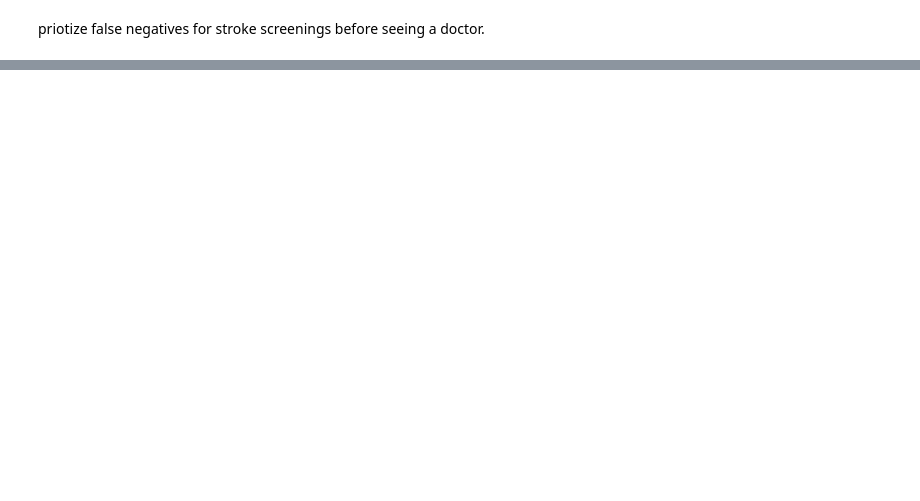
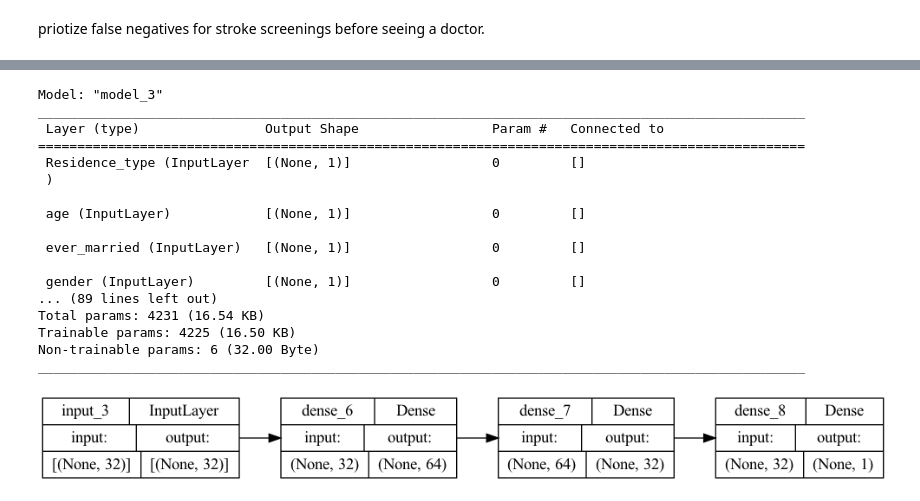
Before and after one commit to wyattsaltzman/ML-F23-Lab5, a Jupyter notebook: lab5.ipynb, the cells around one changed output, grey strips where cells are left out. Saved outputs shown, nothing was run; the diff lists cells and outputs as text; code cells hidden in the pictures; blank space fills up the shorter version.

Commit message:
Finished feature space and built model

```diff
--- a/lab5.ipynb
+++ b/lab5.ipynb
@@ -210,0 +197,40 @@ preprocessed_ds = preprocessed_ds.prefetch(tf.data.AUTOTUNE)
+# %%
+dict_inputs = feature_space.get_inputs()
+encoded_features = feature_space.get_encoded_features()
+
+# Build the model
+x = keras.layers.Dense(64, activation='relu')(encoded_features)
+x = keras.layers.Dense(32, activation='relu')(x)
+predictions = keras.layers.Dense(1, activation='sigmoid')(x)
+
+# this expects features that are already transformed
+training_model = keras.Model(inputs=encoded_features, outputs=predictions)
+training_model.compile(optimizer='adam', loss='binary_crossentropy', metrics=['accuracy'])
+
+# this expects features that are not transformed
+inference_model = keras.Model(inputs=dict_inputs, outputs=predictions)
+inference_model.compile(loss='binary_crossentropy', metrics=['accuracy'])
+
+inference_model.summary()
+
+plot_model(training_model, show_shapes=True, show_layer_names=True, to_file='model.png',
+           rankdir='LR', expand_nested=False, dpi=96)
+# %% [output]
+Model: "model_3"
+__________________________________________________________________________________________________
+ Layer (type)                Output Shape                 Param #   Connected to
+==================================================================================================
+ Residence_type (InputLayer  [(None, 1)]                  0         []
+ )
+
+ age (InputLayer)            [(None, 1)]                  0         []
+
+ ever_married (InputLayer)   [(None, 1)]                  0         []
+
+ gender (InputLayer)         [(None, 1)]                  0         []
+... (89 lines left out)
+Total params: 4231 (16.54 KB)
+Trainable params: 4225 (16.50 KB)
+Non-trainable params: 6 (32.00 Byte)
+__________________________________________________________________________________________________
+[figure, added]
```
Also changed, not shown: parts of 3 cells of this notebook, 1 other file.
